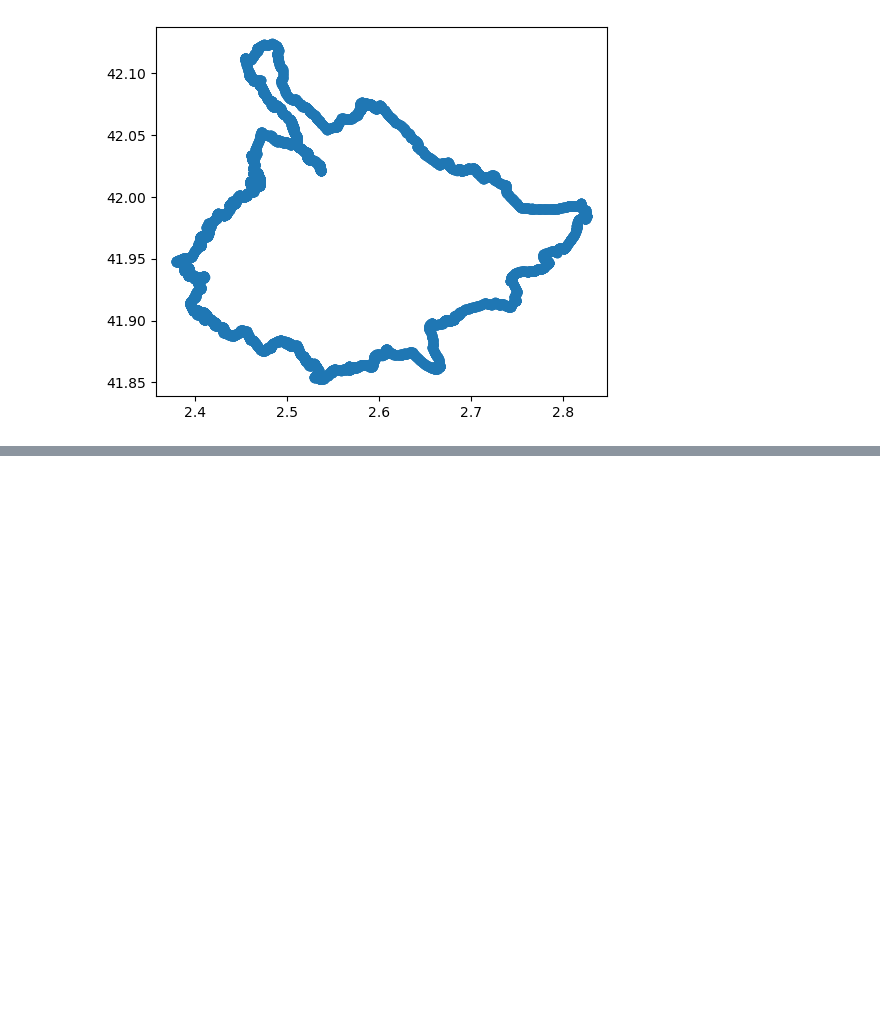
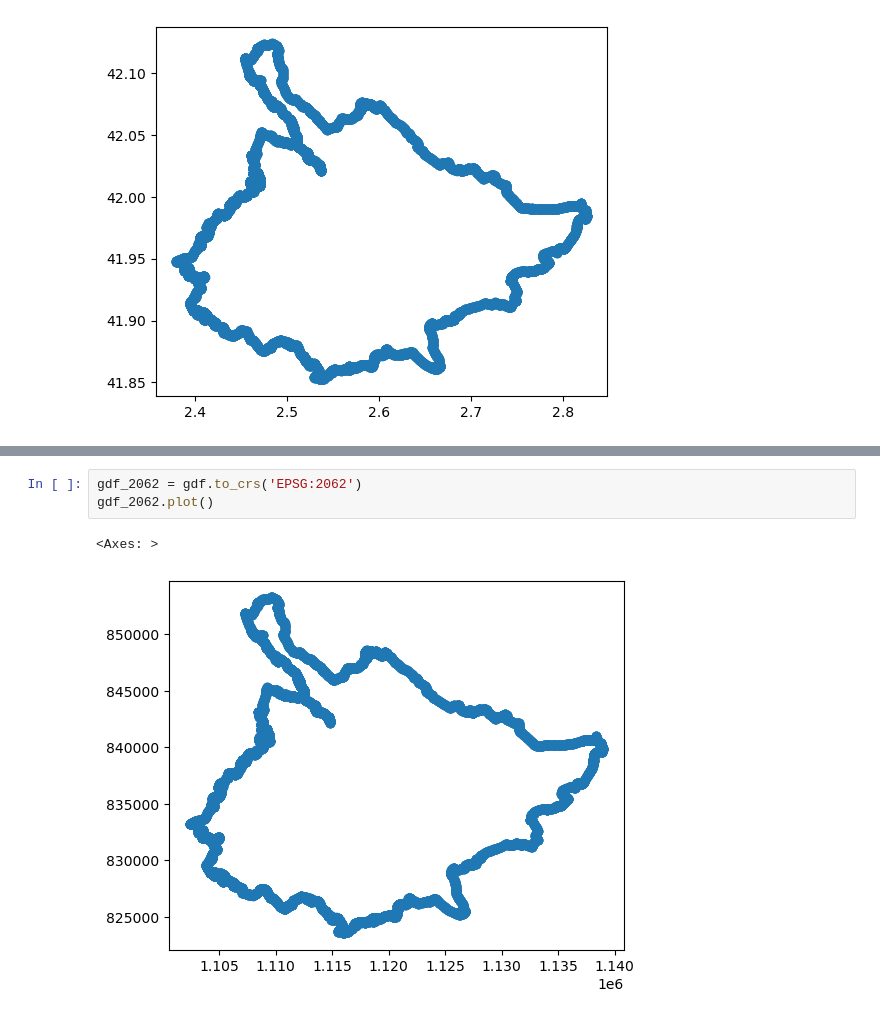
Before and after one commit to acgis-pera0044/gis4207-week02, a Jupyter notebook: LizanP_ShrutiJ/gpx_analysis.ipynb, the cells around one changed output, grey strips where cells are left out. Cells and saved outputs as stored; diff of their text form; blank space fills up the shorter version.

```diff
--- a/LizanP_ShrutiJ/gpx_analysis.ipynb
+++ b/LizanP_ShrutiJ/gpx_analysis.ipynb
@@ -71,0 +72,6 @@ gdf.plot("Elevation", legend=True)
+# %%
+gdf_2062 = gdf.to_crs('EPSG:2062')
+gdf_2062.plot()
+# %% [output]
+<Axes: >
+[figure, added]
```
Also changed, not shown: parts of 3 cells of this notebook.
